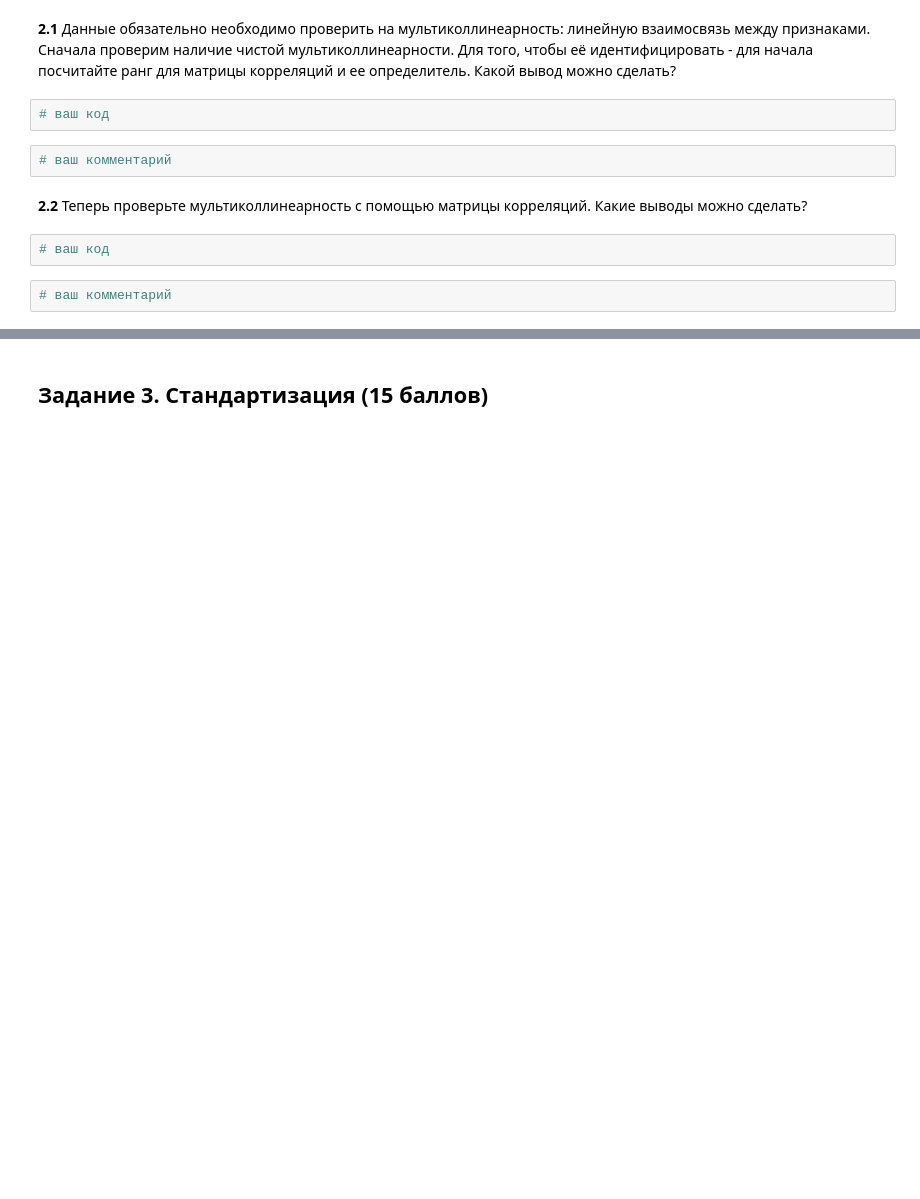
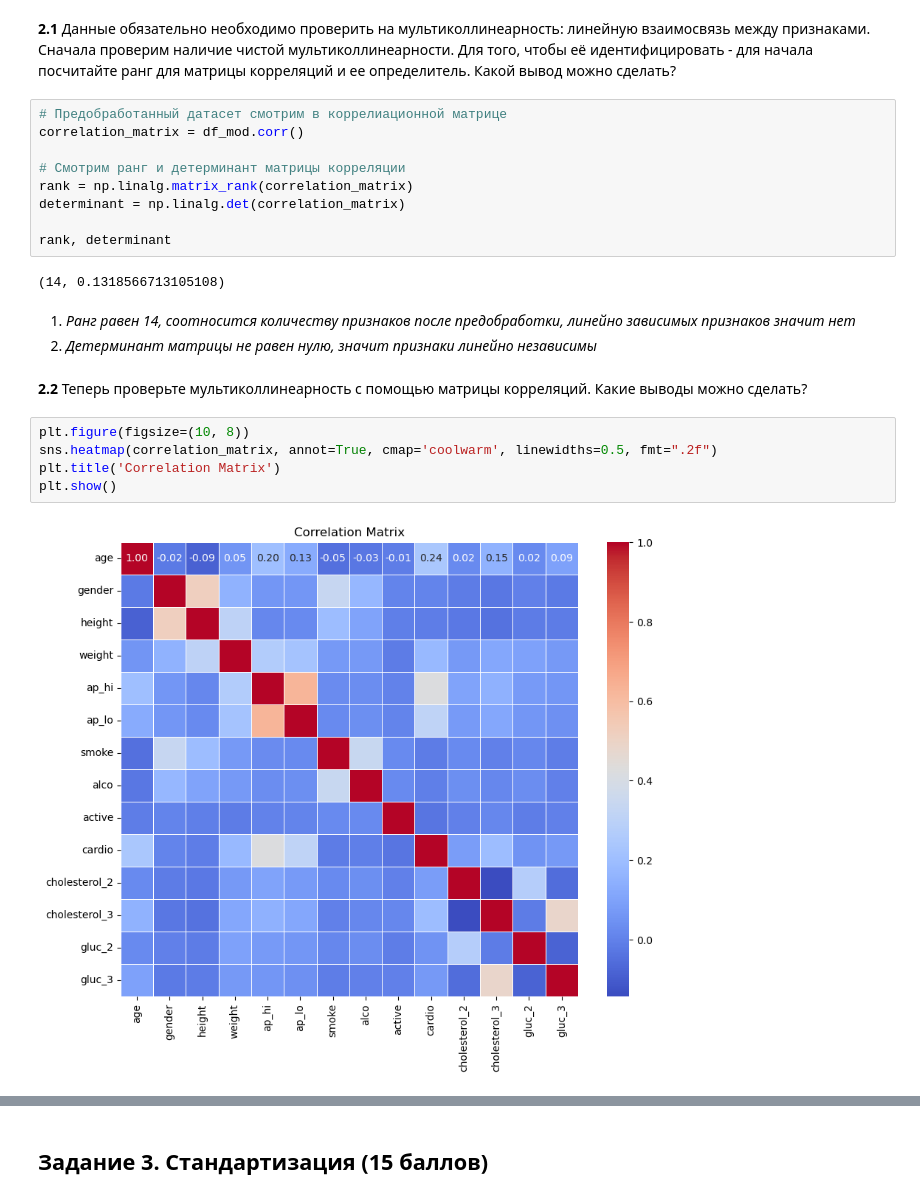
Before and after one commit to ruzhov1992/MathforSF, a Jupyter notebook: SF_project.ipynb, the cells around one changed output, grey strips where cells are left out. Cells and saved outputs as stored; diff of their text form; blank space fills up the shorter version.

```diff
--- a/SF_project.ipynb
+++ b/SF_project.ipynb
@@ -246,12 +242,25 @@ df_mod.describe().transpose()
 # %% [markdown]
 **2.1** Данные обязательно необходимо проверить на мультиколлинеарность: линейную взаимосвязь между признаками. Сначала проверим наличие чистой мультиколлинеарности. Для того, чтобы её идентифицировать - для начала посчитайте ранг для матрицы корреляций и ее определитель. Какой вывод можно сделать?
 # %%
-# ваш код
+# Предобработанный датасет смотрим в коррелиационной матрице
+correlation_matrix = df_mod.corr()
+
+# Смотрим ранг и детерминант матрицы корреляции
+rank = np.linalg.matrix_rank(correlation_matrix)
+determinant = np.linalg.det(correlation_matrix)
+
+rank, determinant
+# %% [output]
+(14, 0.1318566713105108)
-# %%
-# ваш комментарий
+# %% [markdown]
+1. *Ранг равен 14, соотносится количеству признаков после предобработки, линейно зависимых признаков значит нет*
+2. *Детерминант матрицы не равен нулю, значит признаки линейно независимы*
 # %% [markdown]
 **2.2** Теперь проверьте мультиколлинеарность с помощью матрицы корреляций. Какие выводы можно сделать?
 # %%
-# ваш код
+plt.figure(figsize=(10, 8))
+sns.heatmap(correlation_matrix, annot=True, cmap='coolwarm', linewidths=0.5, fmt=".2f")
+plt.title('Correlation Matrix')
+plt.show()
+# %% [output]
+[figure, added]
-# %%
-# ваш комментарий
```
Also changed, not shown: parts of 12 cells of this notebook.
